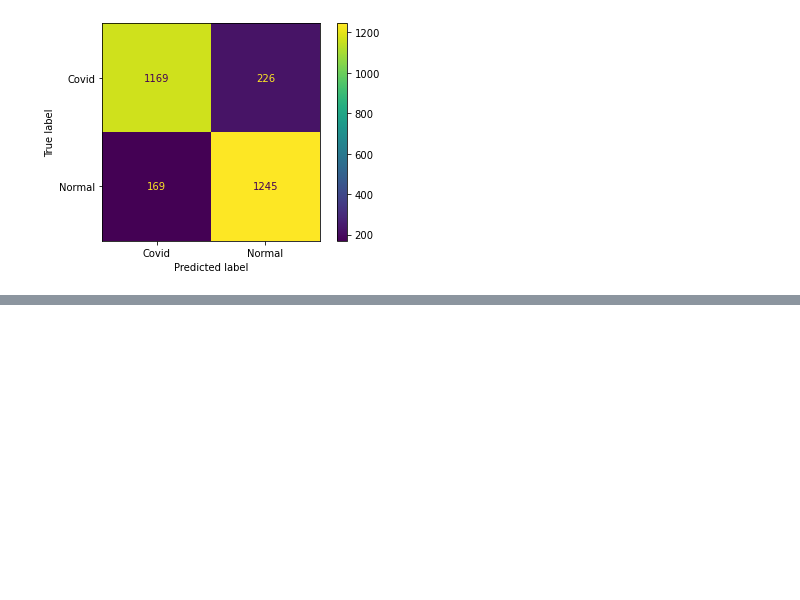
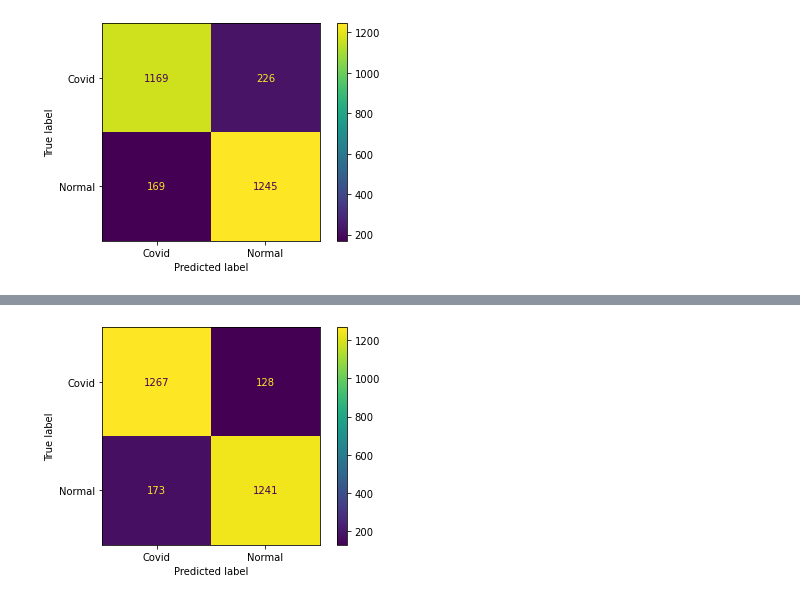
Before and after one commit to RajenRanjithkumar/Medical-Image-Analysis, a Jupyter notebook: testing_wtih_cnn_scaled.ipynb, the cells around one changed output, grey strips where cells are left out. Cells and saved outputs as stored; diff of their text form; code cells hidden in the pictures; blank space fills up the shorter version.

Commit message:
base line model done

```diff
--- a/testing_wtih_cnn_scaled.ipynb
+++ b/testing_wtih_cnn_scaled.ipynb
@@ -228,0 +226,24 @@ plt.show()
+# %%
+model = Sequential()
+model.add(Dense( 64, activation='relu', input_shape=X_train[0].shape))
+model.add(Dense(128, activation='relu'))
+model.add(Dropout(0.25))
+model.add(MaxPooling1D(pool_size=2))
+
+model.add(Flatten())
+model.add(Dense(128, activation='relu'))
+model.add(Dense(1, activation='sigmoid'))
+model.compile(loss='binary_crossentropy', optimizer='adam', metrics=['accuracy'])
+# %%
+model_name = "dense_resized_64"
+NAME = model_name+"-{}".format(int(time.time()))
+tensorboard = TensorBoard(log_dir = 'logs/{}'.format(NAME))
+# %%
+BATCH_SIZE = 10
+EPOCHS = 50
+history = model.fit(
+    X_train, y_train,
+    BATCH_SIZE,
+    EPOCHS,
+    validation_data=(X_val, y_val),
+    callbacks=[tensorboard])
@@ -228,0 +278,4 @@ plt.show()
+# %%
+#y_pred = model.predict_classes(X_test)
+y_pred = (model.predict(X_test) > 0.5).astype("int32")
+print(classification_report(y_test, y_pred, target_names=["covid", "Normal"]))
@@ -228,0 +300,8 @@ plt.show()
+# %%
+cm = confusion_matrix(y_test, y_pred, labels=[0,1])
+disp = ConfusionMatrixDisplay(confusion_matrix=cm,
+                               display_labels=["Covid","Normal"])
+disp.plot()
+plt.show()
+# %% [output]
+[figure, added]
```
Also changed, not shown: parts of 7 cells of this notebook, 15 other files.
